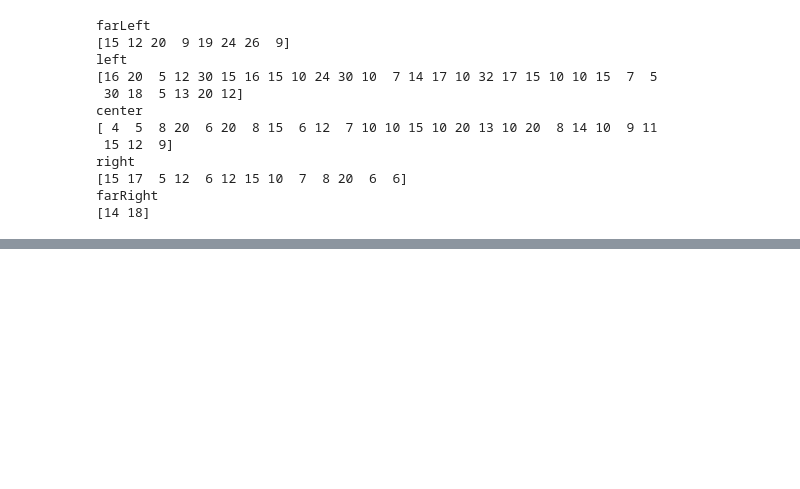
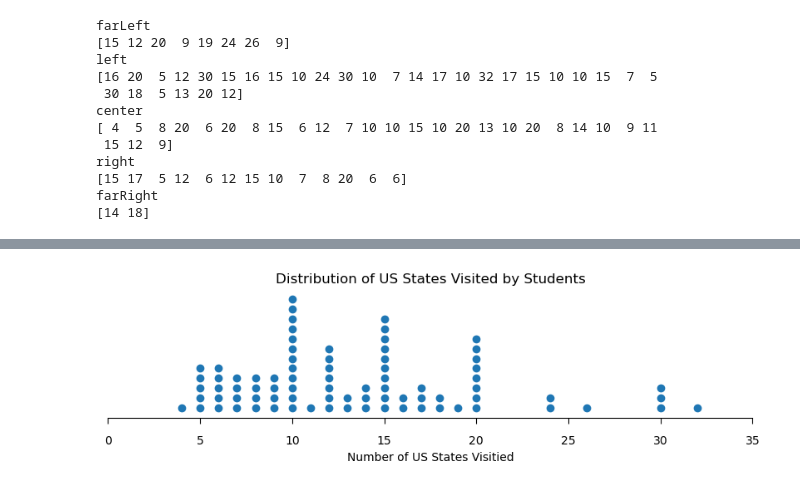
Before and after one commit to AsianUser/AP-Stats-FirstQuarterCaseStudy, a Jupyter notebook: main.ipynb, the cells around one changed output, grey strips where cells are left out. Cells and saved outputs as stored; diff of their text form; code cells hidden in the pictures; blank space fills up the shorter version.

```diff
--- a/main.ipynb
+++ b/main.ipynb
@@ -116,0 +149,4 @@ plt.hist(farLeft, bins = [0,4,8,12,16,20,24,28,32,36,40])
+# %%
+dotPlot(usStates, "Distribution of US States Visited by Students")
+# %% [output]
+[figure, added]
```
Also changed, not shown: parts of 8 cells of this notebook.
